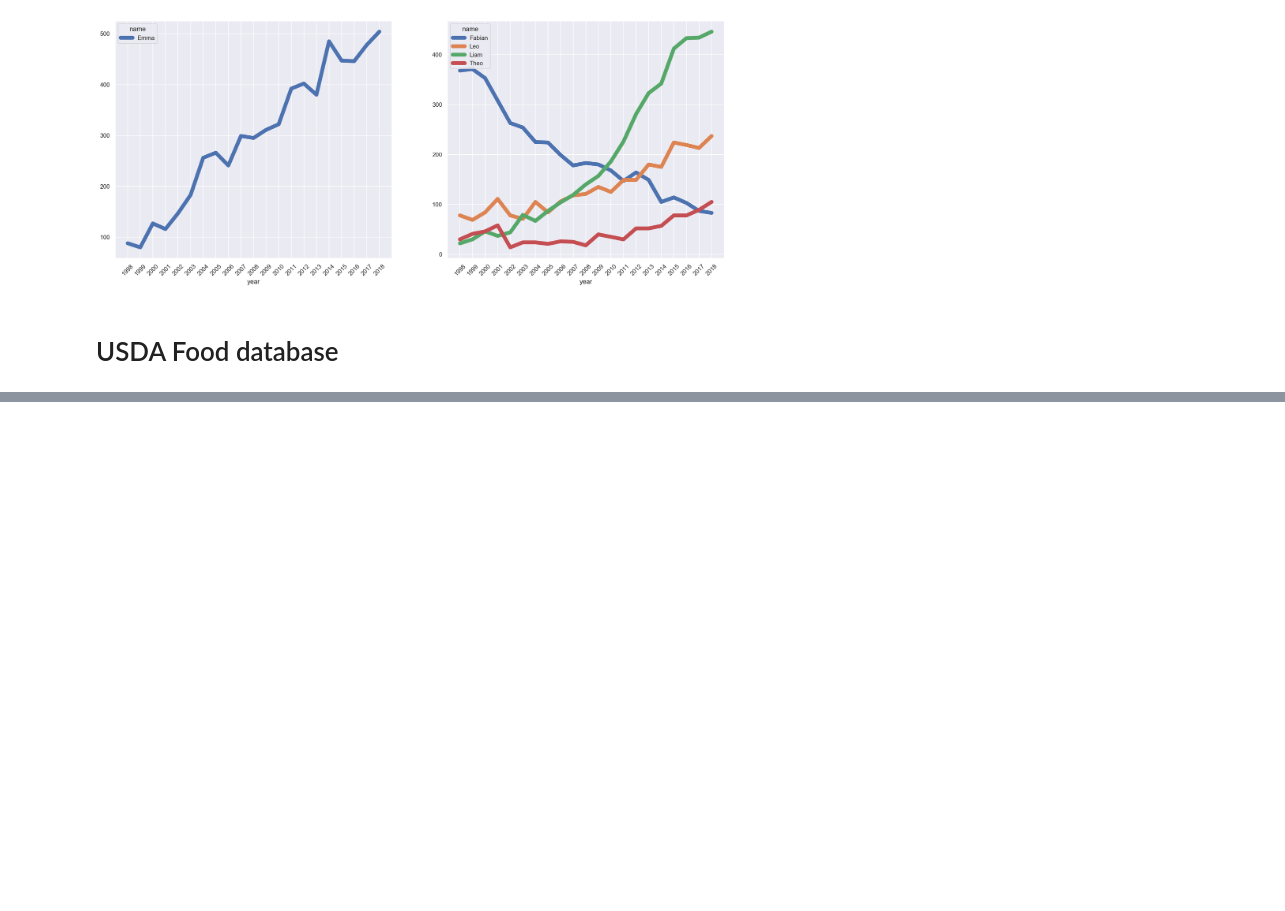
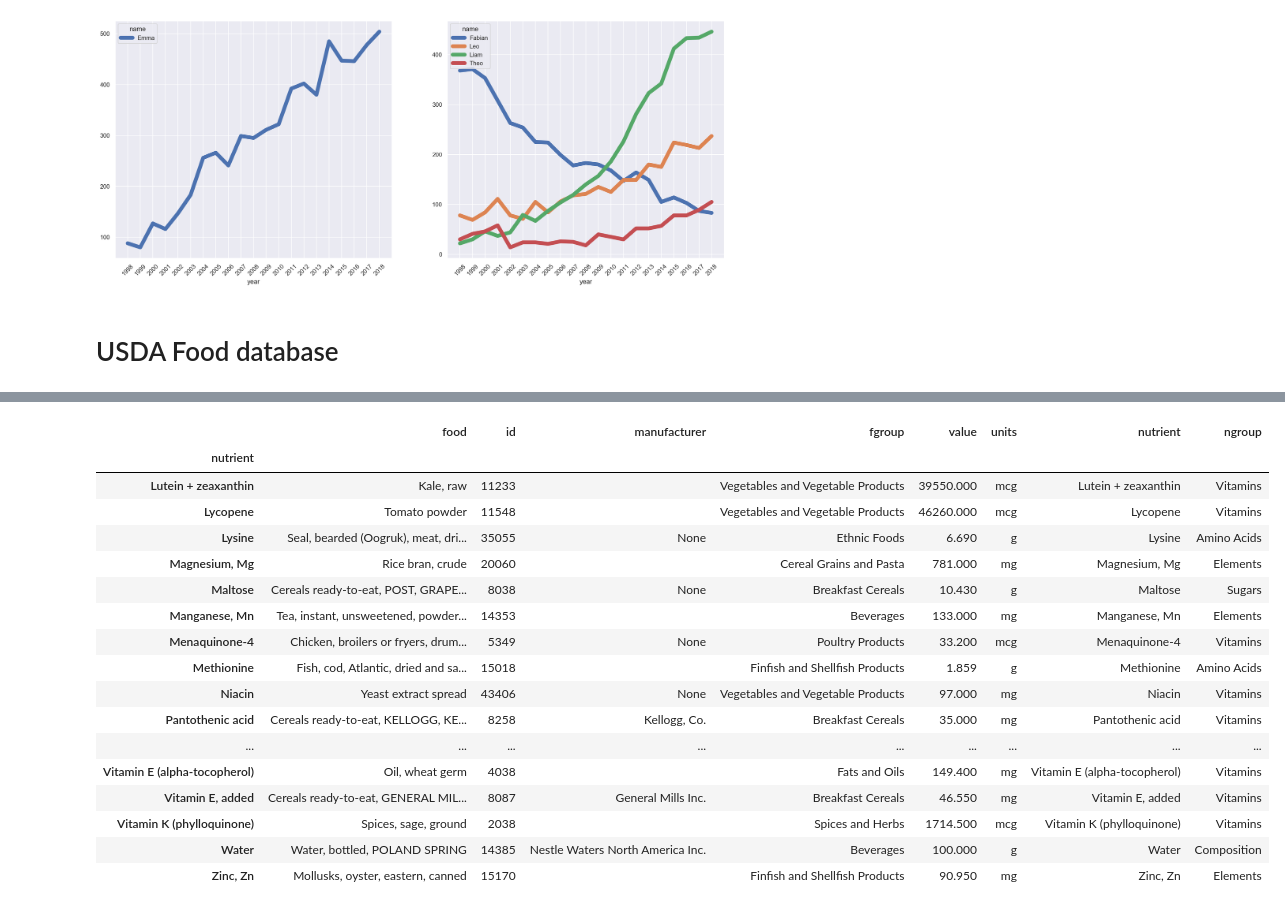
Before and after one commit to fabiangunzinger/learning, a Jupyter notebook: python-for-data-analysis/chap14-examples.ipynb, the cells around one changed output, grey strips where cells are left out. Cells and saved outputs as stored; diff of their text form; code cells hidden in the pictures; blank space fills up the shorter version.

```diff
--- a/python-for-data-analysis/chap14-examples.ipynb
+++ b/python-for-data-analysis/chap14-examples.ipynb
@@ -568,0 +637,23 @@ FileNotFoundError: [Errno 2] No such file or directory: 'https://raw.githubuserc
+# %%
+get_max = lambda x: x.loc[x.value.idxmax()]
+
+foods.groupby('nutrient').apply(get_max).tail(50)
+# %% [output]
+|  | food | id | manufacturer | fgroup | value | units | nutrient | ngroup |
+| nutrient |  |  |  |  |  |  |  |  |
+| Lutein + zeaxanthin | Kale, raw | 11233 |  | Vegetables and Vegetable Products | 39550.000 | mcg | Lutein + zeaxanthin | Vitamins |
+| Lycopene | Tomato powder | 11548 |  | Vegetables and Vegetable Products | 46260.000 | mcg | Lycopene | Vitamins |
+| Lysine | Seal, bearded (Oogruk), meat, dri... | 35055 | None | Ethnic Foods | 6.690 | g | Lysine | Amino Acids |
+| Magnesium, Mg | Rice bran, crude | 20060 |  | Cereal Grains and Pasta | 781.000 | mg | Magnesium, Mg | Elements |
+| Maltose | Cereals ready-to-eat, POST, GRAPE... | 8038 | None | Breakfast Cereals | 10.430 | g | Maltose | Sugars |
+| Manganese, Mn | Tea, instant, unsweetened, powder... | 14353 |  | Beverages | 133.000 | mg | Manganese, Mn | Elements |
+| Menaquinone-4 | Chicken, broilers or fryers, drum... | 5349 | None | Poultry Products | 33.200 | mcg | Menaquinone-4 | Vitamins |
+| Methionine | Fish, cod, Atlantic, dried and sa... | 15018 |  | Finfish and Shellfish Products | 1.859 | g | Methionine | Amino Acids |
+| Niacin | Yeast extract spread | 43406 | None | Vegetables and Vegetable Products | 97.000 | mg | Niacin | Vitamins |
+| Pantothenic acid | Cereals ready-to-eat, KELLOGG, KE... | 8258 | Kellogg, Co. | Breakfast Cereals | 35.000 | mg | Pantothenic acid | Vitamins |
+| ... | ... | ... | ... | ... | ... | ... | ... | ... |
+| Vitamin E (alpha-tocopherol) | Oil, wheat germ | 4038 |  | Fats and Oils | 149.400 | mg | Vitamin E (alpha-tocopherol) | Vitamins |
+| Vitamin E, added | Cereals ready-to-eat, GENERAL MIL... | 8087 | General Mills Inc. | Breakfast Cereals | 46.550 | mg | Vitamin E, added | Vitamins |
+| Vitamin K (phylloquinone) | Spices, sage, ground | 2038 |  | Spices and Herbs | 1714.500 | mcg | Vitamin K (phylloquinone) | Vitamins |
+| Water | Water, bottled, POLAND SPRING | 14385 | Nestle Waters North America Inc. | Beverages | 100.000 | g | Water | Composition |
+| Zinc, Zn | Mollusks, oyster, eastern, canned | 15170 |  | Finfish and Shellfish Products | 90.950 | mg | Zinc, Zn | Elements |
```
Also changed, not shown: parts of 15 cells of this notebook, 2 other files.
